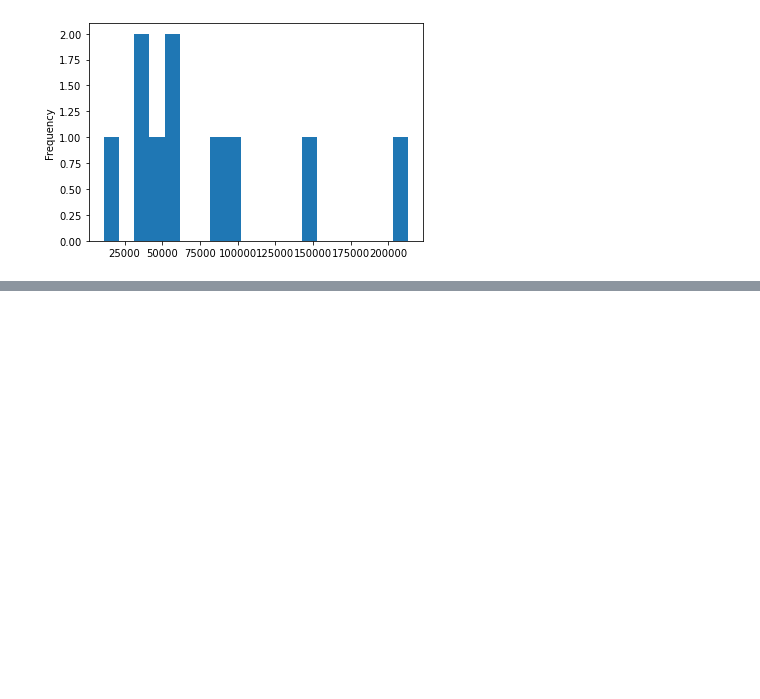
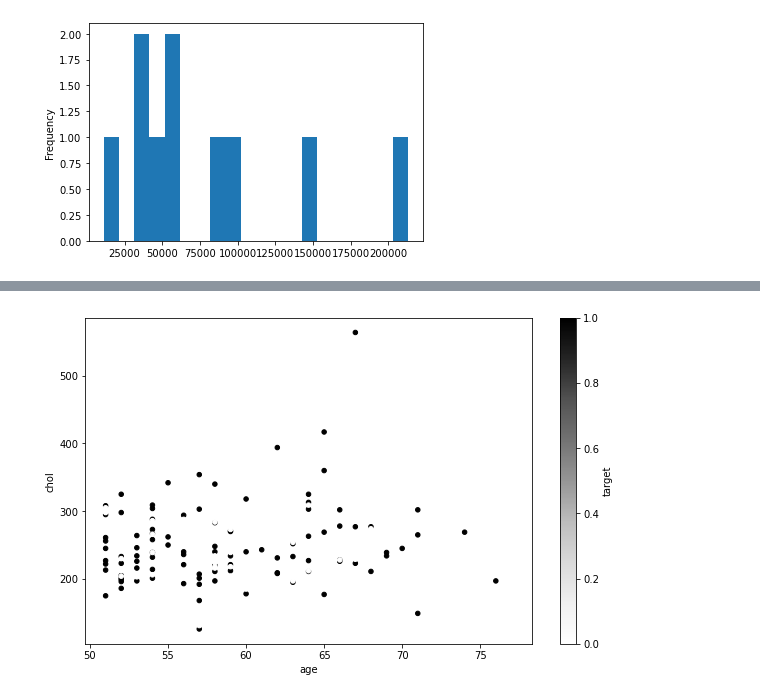
Before and after one commit to caxefaizan/S3_bucket_manipulation, a Jupyter notebook: intro to matplotlib.ipynb, the cells around one changed output, grey strips where cells are left out. Cells and saved outputs as stored; diff of their text form; code cells hidden in the pictures; blank space fills up the shorter version.

```diff
--- a/intro to matplotlib.ipynb
+++ b/intro to matplotlib.ipynb
@@ -289,0 +315,10 @@ car_sales['Odometer (KM)'].plot.hist(bins=20); # bins adds more samples
+# %%
+fig,ax = plt.subplots(figsize=(10,6))
+over_50.plot(kind='scatter',
+            x='age',
+            y='chol',
+            c='target',
+            ax = ax);
+# ax.set_xlim([45,100]);
+# %% [output]
+[figure, added]
```
Also changed, not shown: parts of 10 cells of this notebook.
